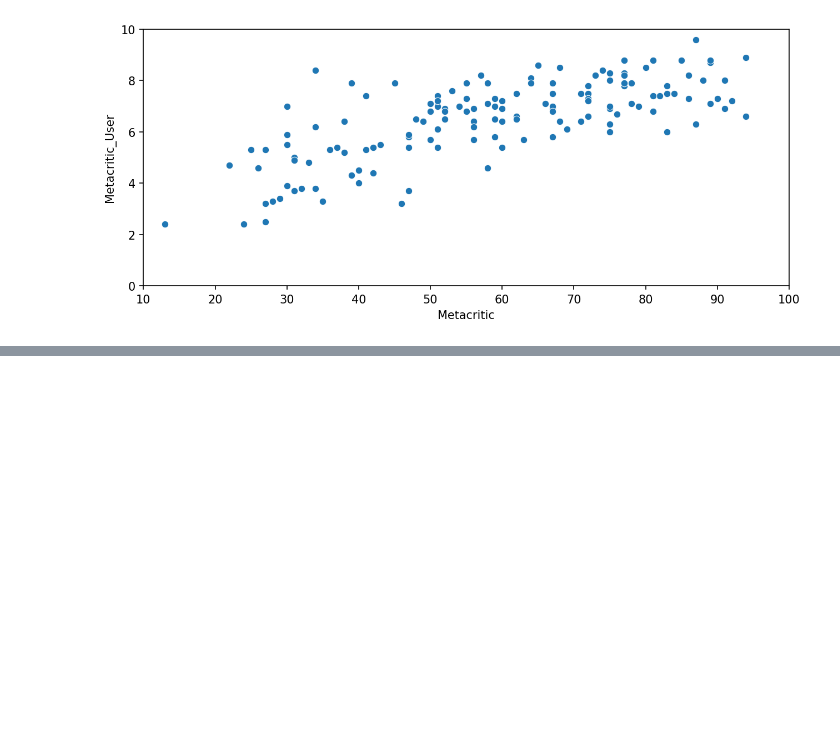
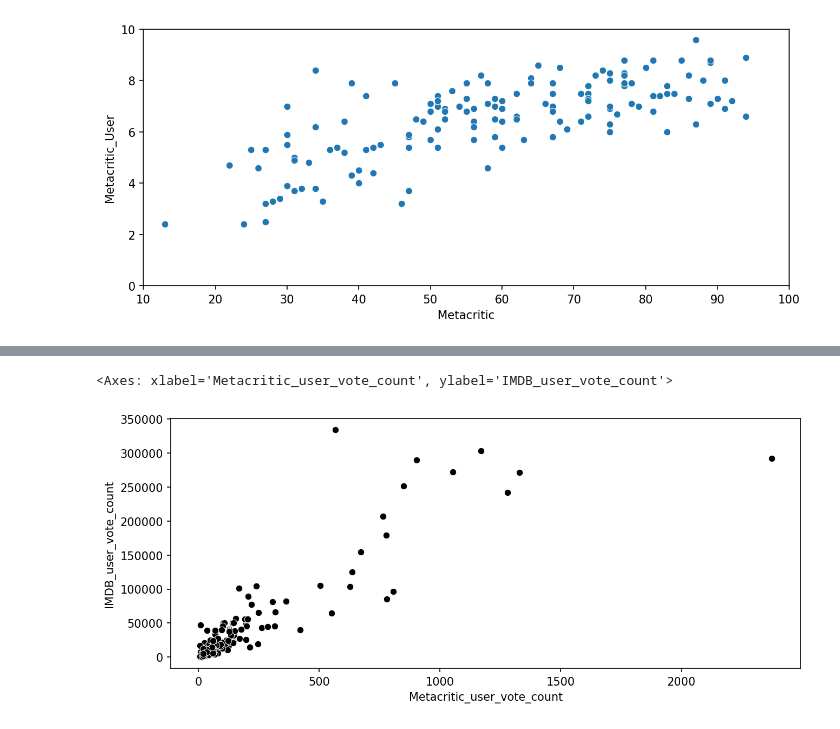
Before and after one commit to JovanTTT/FandangoProject, a Jupyter notebook: Fandango-Project.ipynb, the cells around one changed output, grey strips where cells are left out. Cells and saved outputs as stored; diff of their text form; code cells hidden in the pictures; blank space fills up the shorter version.

Commit message:
Correlation between IMDB and Metacritic

```diff
--- a/Fandango-Project.ipynb
+++ b/Fandango-Project.ipynb
@@ -433,0 +449,6 @@ sns.scatterplot(data = all_sites, x = 'Metacritic', y = 'Metacritic_User')
+# %%
+plt.figure(figsize = (10, 4), dpi = 150)
+sns.scatterplot(data = all_sites, x = 'Metacritic_user_vote_count', y = 'IMDB_user_vote_count', color = 'black')
+# %% [output]
+<Axes: xlabel='Metacritic_user_vote_count', ylabel='IMDB_user_vote_count'>
+[figure, added]
```
Also changed, not shown: parts of 12 cells of this notebook.
